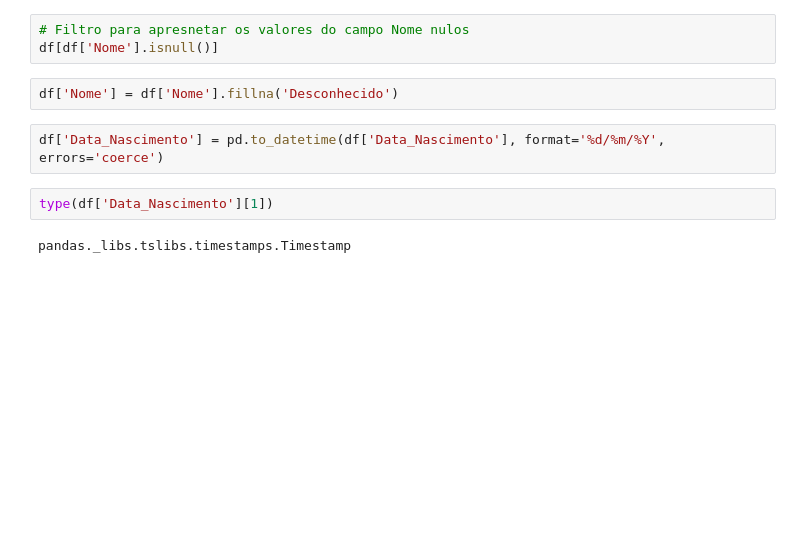
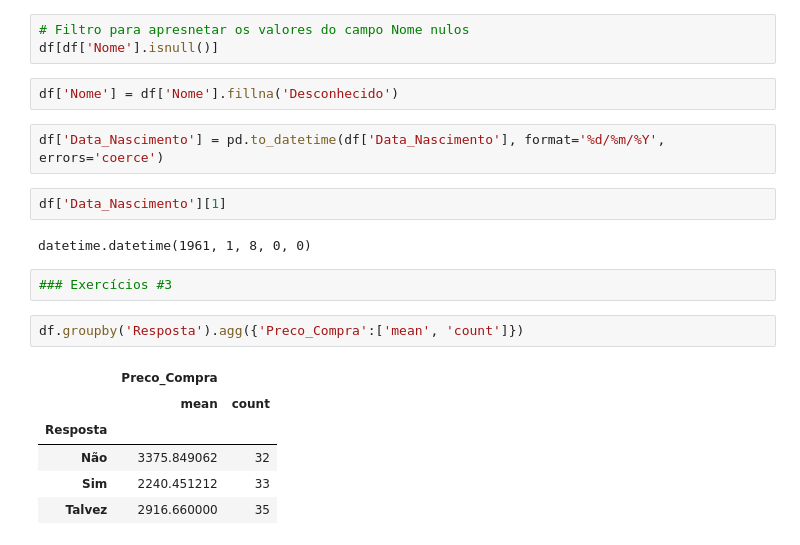
Before and after one commit to joaochavesjr/Aulas-2026, a Jupyter notebook: AnaliseDados/semana2/vendas3E.ipynb, the cells around one changed output. Saved outputs shown, nothing was run; the diff lists cells and outputs as text; blank space fills up the shorter version.

```diff
--- a/AnaliseDados/semana2/vendas3E.ipynb
+++ b/AnaliseDados/semana2/vendas3E.ipynb
@@ -31,6 +31,17 @@ df['Nome'] = df['Nome'].fillna('Desconhecido')
 # %%
 df['Data_Nascimento'] = pd.to_datetime(df['Data_Nascimento'], format='%d/%m/%Y', errors='coerce')
 # %%
-type(df['Data_Nascimento'][1])
+df['Data_Nascimento'][1]
 # %% [output]
-pandas._libs.tslibs.timestamps.Timestamp
+datetime.datetime(1961, 1, 8, 0, 0)
+# %%
+### Exercícios #3
+# %%
+df.groupby('Resposta').agg({'Preco_Compra':['mean', 'count']})
+# %% [output]
+|  | Preco_Compra |  |
+|  | mean | count |
+| Resposta |  |  |
+| Não | 3375.849062 | 32 |
+| Sim | 2240.451212 | 33 |
+| Talvez | 2916.660000 | 35 |
```
Also changed, not shown: parts of 3 cells of this notebook, 7 other files.
